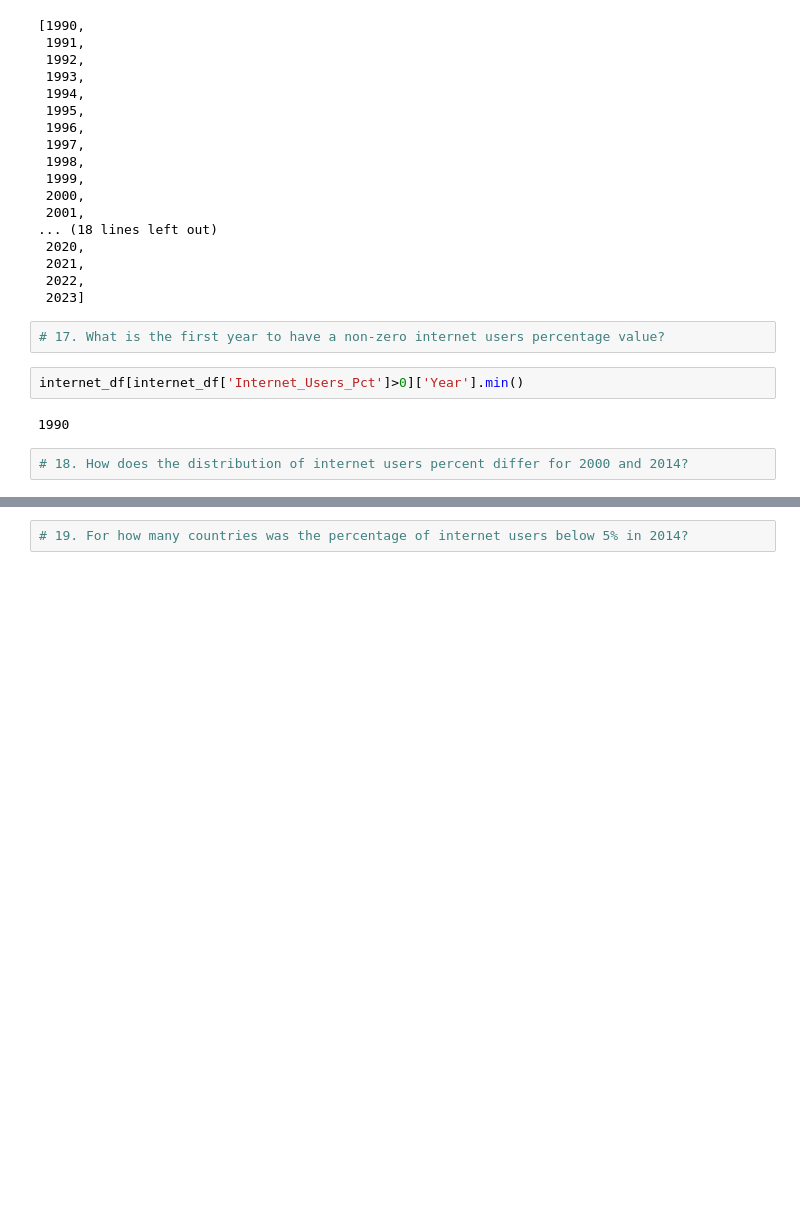
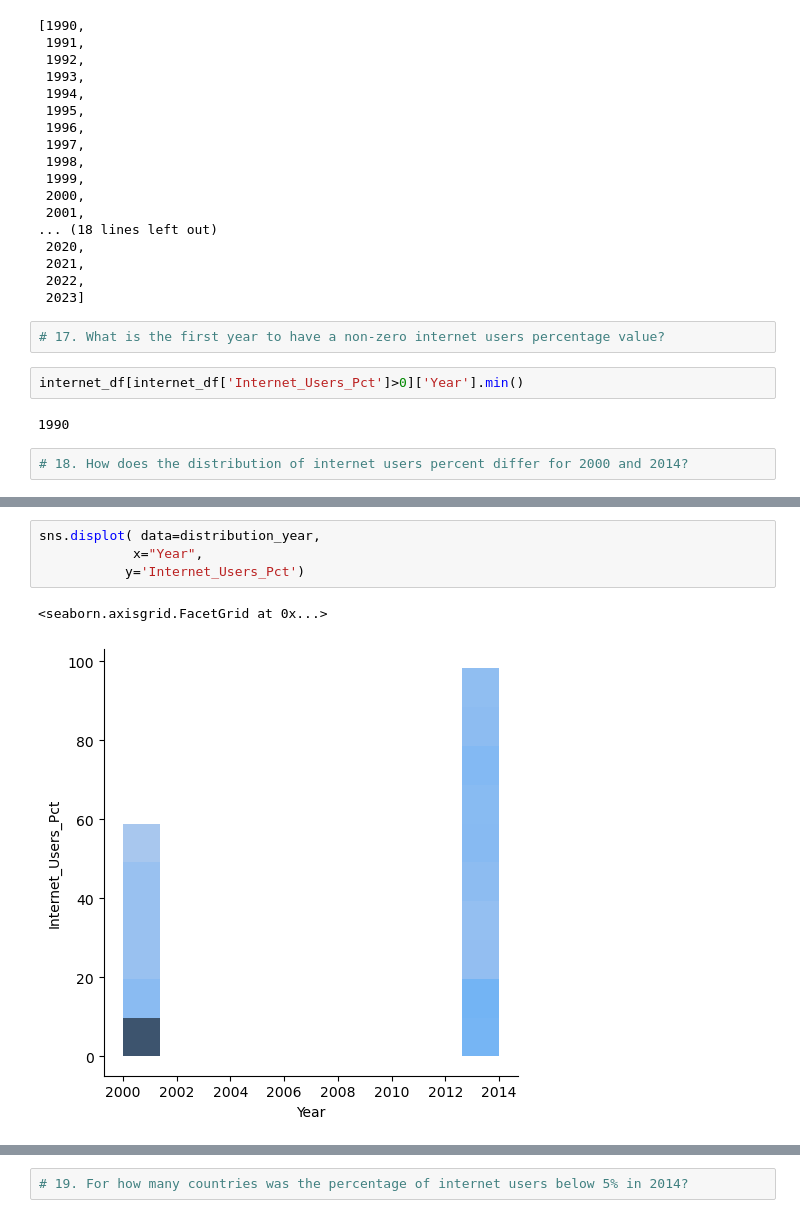
Before and after one commit to NSS-Data-Analytics-Cohort-13/un-exploration-Sobia005, a Jupyter notebook: notebooks/gdp_project.ipynb, the cells around one changed output, grey strips where cells are left out. Drawn from its saved outputs; the diff is of its cells as text; blank space fills up the shorter version.

```diff
--- a/notebooks/gdp_project.ipynb
+++ b/notebooks/gdp_project.ipynb
@@ -731,0 +730,7 @@ NameError: name 'two_year_distribution' is not defined
+# %%
+sns.displot( data=distribution_year,
+            x="Year",
+           y='Internet_Users_Pct')
+# %% [output]
+<seaborn.axisgrid.FacetGrid at 0x...>
+[figure, added]
```
Also changed, not shown: parts of 6 cells of this notebook.
